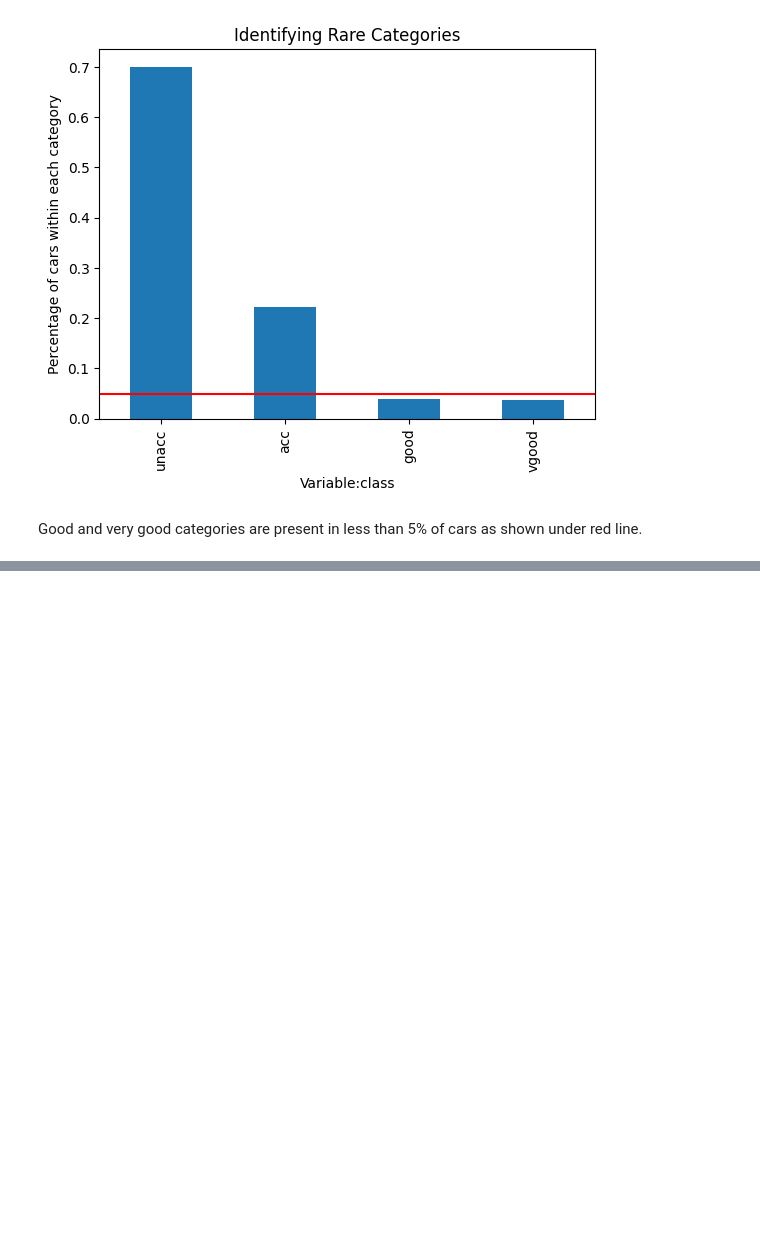
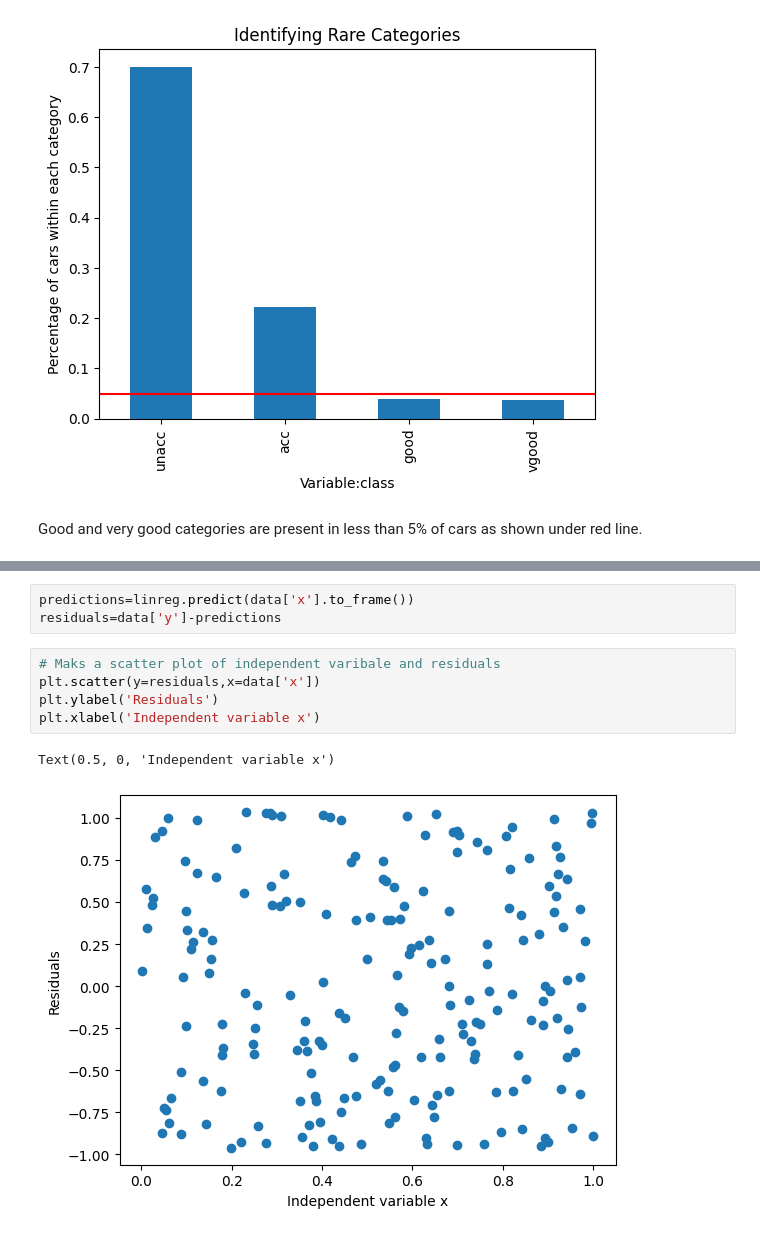
Before and after one commit to Chirag314/Feature-Engineering, a Jupyter notebook: Feature_Engineering_practise.ipynb, the cells around one changed output, grey strips where cells are left out. Drawn from its saved outputs; the diff is of its cells as text; blank space fills up the shorter version.

```diff
--- a/Feature_Engineering_practise.ipynb
+++ b/Feature_Engineering_practise.ipynb
@@ -246,0 +251,11 @@ Good and very good categories are present in less than 5% of cars as shown under
+# %%
+predictions=linreg.predict(data['x'].to_frame())
+residuals=data['y']-predictions
+# %%
+# Maks a scatter plot of independent varibale and residuals
+plt.scatter(y=residuals,x=data['x'])
+plt.ylabel('Residuals')
+plt.xlabel('Independent variable x')
+# %% [output]
+Text(0.5, 0, 'Independent variable x')
+[figure, added]
```
Also changed, not shown: parts of 34 cells of this notebook.
